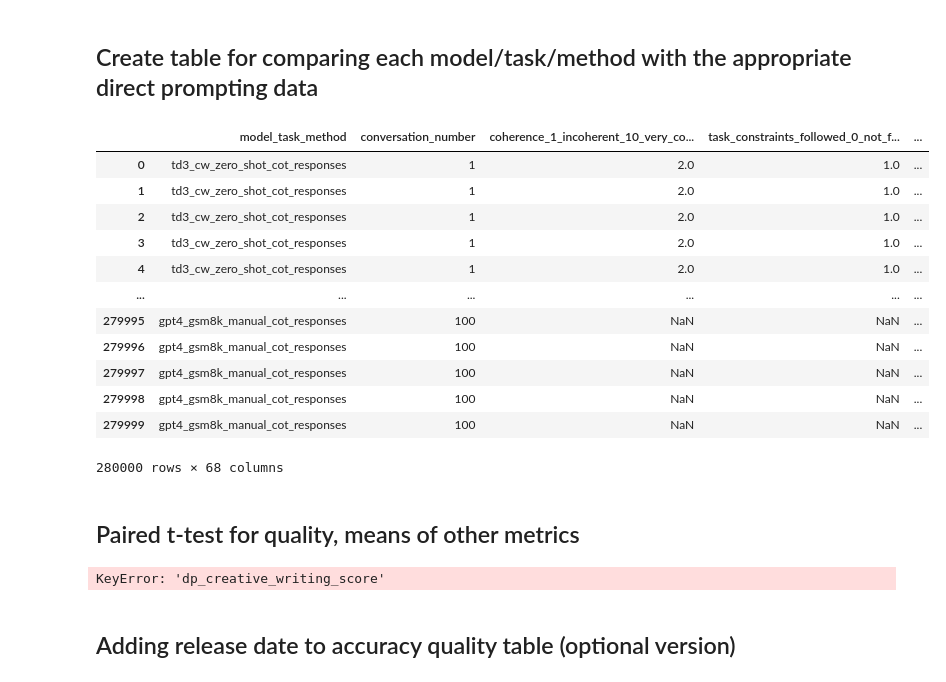
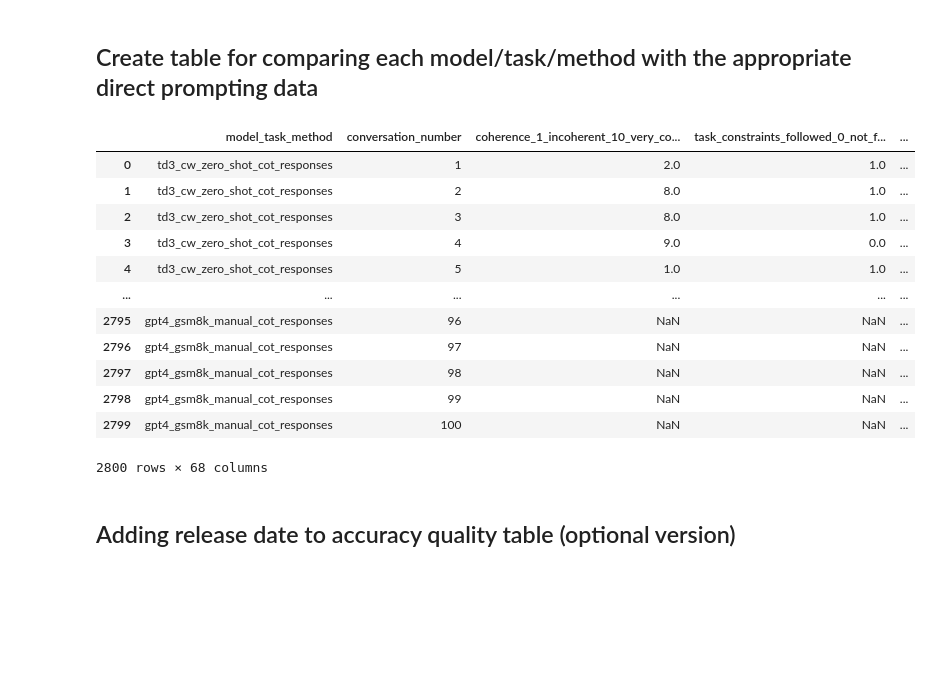
Before and after one commit to ijyliu/anlp23-project, a Jupyter notebook: Data/06 - Analyze Metrics and Conduct Inference.ipynb, the cells around one changed output. Cells and saved outputs as stored; diff of their text form; code cells hidden in the pictures; blank space fills up the shorter version.

Commit message:
output first draft

```diff
--- a/Data/06 - Analyze Metrics and Conduct Inference.ipynb
+++ b/Data/06 - Analyze Metrics and Conduct Inference.ipynb
@@ -287,56 +315,26 @@ gsm8k_correct_incorrect_obs
 # %%
 # Split dataset
 no_direct_prompting_data = combined_data[combined_data['method'] != 'direct_prompting']
 direct_prompting_data = combined_data[combined_data['method'] == 'direct_prompting']
 
 # Add prefix dp_ to columns in direct_prompting_data
 direct_prompting_data = direct_prompting_data.add_prefix('dp_')
 
 # Left join datasets on model = dp_model, task = dp_task
-direct_prompting_comparison = no_direct_prompting_data.merge(direct_prompting_data, left_on=['model', 'task'], right_on=['dp_model', 'dp_task'], how='left')
+direct_prompting_comparison = no_direct_prompting_data.merge(direct_prompting_data, left_on=['model', 'task', 'conversation_number'], right_on=['dp_model', 'dp_task', 'dp_conversation_number'], how='left')
 
 direct_prompting_comparison
 # %% [output]
 |  | model_task_method | conversation_number | coherence_1_incoherent_10_very_co... | task_constraints_followed_0_not_f... | ... |
 | 0 | td3_cw_zero_shot_cot_responses | 1 | 2.0 | 1.0 | ... |
-| 1 | td3_cw_zero_shot_cot_responses | 1 | 2.0 | 1.0 | ... |
-| 2 | td3_cw_zero_shot_cot_responses | 1 | 2.0 | 1.0 | ... |
-| 3 | td3_cw_zero_shot_cot_responses | 1 | 2.0 | 1.0 | ... |
-| 4 | td3_cw_zero_shot_cot_responses | 1 | 2.0 | 1.0 | ... |
+| 1 | td3_cw_zero_shot_cot_responses | 2 | 8.0 | 1.0 | ... |
+| 2 | td3_cw_zero_shot_cot_responses | 3 | 8.0 | 1.0 | ... |
+| 3 | td3_cw_zero_shot_cot_responses | 4 | 9.0 | 0.0 | ... |
+| 4 | td3_cw_zero_shot_cot_responses | 5 | 1.0 | 1.0 | ... |
 | ... | ... | ... | ... | ... | ... |
-| 279995 | gpt4_gsm8k_manual_cot_responses | 100 | NaN | NaN | ... |
-| 279996 | gpt4_gsm8k_manual_cot_responses | 100 | NaN | NaN | ... |
-| 279997 | gpt4_gsm8k_manual_cot_responses | 100 | NaN | NaN | ... |
-| 279998 | gpt4_gsm8k_manual_cot_responses | 100 | NaN | NaN | ... |
-| 279999 | gpt4_gsm8k_manual_cot_responses | 100 | NaN | NaN | ... |
+| 2795 | gpt4_gsm8k_manual_cot_responses | 96 | NaN | NaN | ... |
+| 2796 | gpt4_gsm8k_manual_cot_responses | 97 | NaN | NaN | ... |
+| 2797 | gpt4_gsm8k_manual_cot_responses | 98 | NaN | NaN | ... |
+| 2798 | gpt4_gsm8k_manual_cot_responses | 99 | NaN | NaN | ... |
+| 2799 | gpt4_gsm8k_manual_cot_responses | 100 | NaN | NaN | ... |
-280000 rows × 68 columns
+2800 rows × 68 columns
-# %% [markdown]
-## Paired t-test for quality, means of other metrics
-# %%
-# Perform paired t-test on creative writing data and all other metrics
-
-# Metrics to t-test: 'creative_writing_score', 'ease_of_evaluation_score', 'conversation_length', 'input_length', 'output_length', 'conversation_cost', 'gsm8k_length_vs_provided', 'length_vs_direct_prompting', 'num_linebreaks', 'num_sentences', 'num_step_i', 'num_1_dot_etc', 'sentence_length', 'fres', 'num_linebreaks_prompts', 'num_sentences_prompts', 'num_step_i_prompts', 'num_1_dot_etc_prompts', 'sentence_length_prompts', 'fres_prompts'
-metrics_to_t_test = ['creative_writing_score', 'ease_of_evaluation_score', 'conversation_length', 'input_length', 'output_length', 'conversation_cost', 'gsm8k_length_vs_provided', 'length_vs_direct_prompting', 'num_linebreaks', 'num_sentences', 'num_step_i', 'num_1_dot_etc', 'sentence_length', 'fres', 'num_linebreaks_prompts', 'num_sentences_prompts', 'num_step_i_prompts', 'num_1_dot_etc_prompts', 'sentence_length_prompts', 'fres_prompts']
-
-# Create table to hold results
-# Columns of model, task, method, mean metric, mean dp_metric, statistic, pvalue
-t_test_results = pd.DataFrame(columns=['model', 'task', 'method', 'metric', 'dp_mean', 'using_method_mean', 'statistic', 'pvalue'])
-# Iterate over model, task, method
-for model, task, method in direct_prompting_comparison[['model', 'task', 'method']].values:
-    # Iterate over metrics_to_t_test
-    for metric in metrics_to_t_test:
-        # Get data
-        # Sort by conversation_number
-        data = direct_prompting_comparison[(direct_prompting_comparison['model'] == model) & (direct_prompting_comparison['task'] == task) & (direct_prompting_comparison['method'] == method)].sort_values(by=['conversation_number'])
-        # direct_prompting holds the metric when using direct_prompting
-        direct_prompting = data['dp_' + metric]
-        # using_method holds the metric when using the method
-        using_method = data[metric]
-        # Perform the paired sample t-test
-        statistic, pvalue = stats.ttest_rel(direct_prompting, using_method)
-        # Add to table
-        t_test_results = t_test_results.concat(pd.DataFrame([[model, task, method, metric, direct_prompting.mean(), using_method.mean(), statistic, pvalue]], columns=['model', 'task', 'method', 'metric', 'dp_mean', 'using_method_mean', 'statistic', 'pvalue']))
-
-t_test_results
-# %% [output]
-KeyError: 'dp_creative_writing_score'
```
Also changed, not shown: parts of 17 cells of this notebook, 33 other files.
